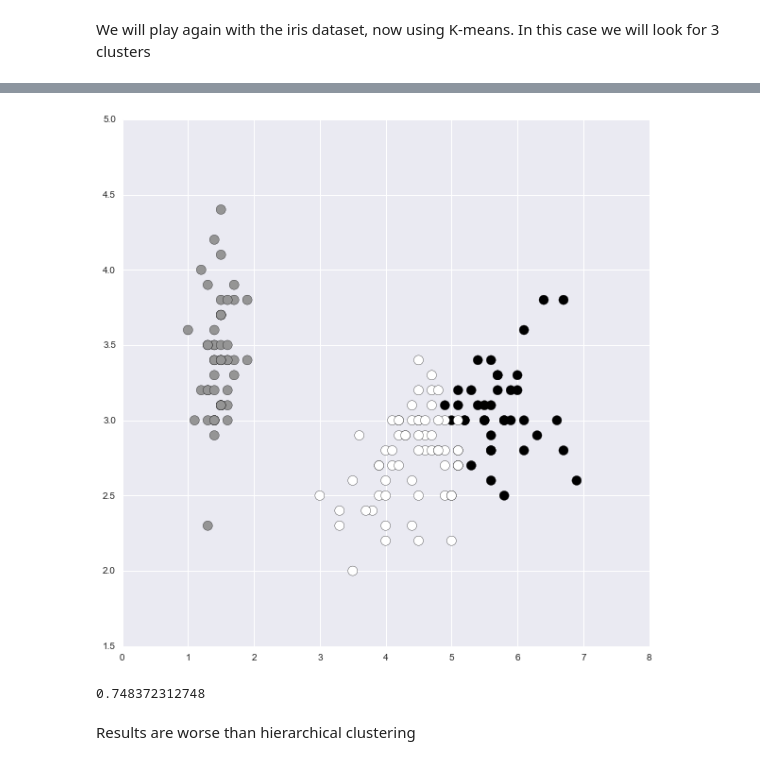
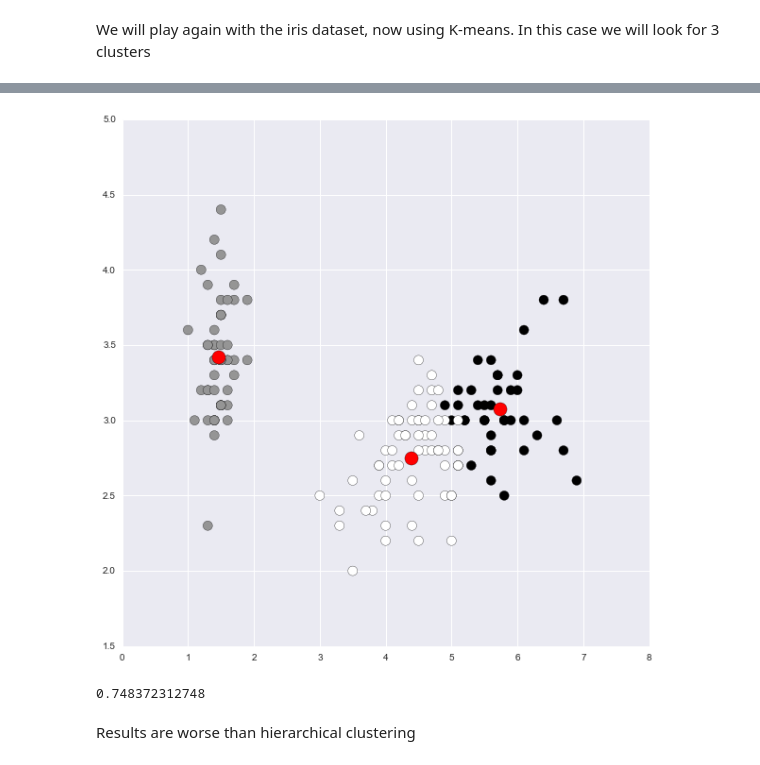
Before and after one commit to bejar/AMLTNotebooks, a Jupyter notebook: Notebooks/PrototypeClustering.ipynb, the cells around one changed output, grey strips where cells are left out. Saved outputs shown, nothing was run; the diff lists cells and outputs as text; code cells hidden in the pictures.

```diff
--- a/Notebooks/PrototypeClustering.ipynb
+++ b/Notebooks/PrototypeClustering.ipynb
@@ -19,10 +19,11 @@ from sklearn.cluster import KMeans
 km = KMeans(n_clusters=3)
 %time {km.fit(iris['data'])}
 
-labels = km.fit_predict(iris['data'])
+labels = km.predict(iris['data'])
 
 plt.figure(figsize=(10,10))
 plt.scatter(iris['data'][:, 2], iris['data'][:, 1], c=labels, s=100)
+plt.scatter(km.cluster_centers_[:,2], km.cluster_centers_[:,1], c='r', s=200)
 plt.show()
 
 print(adjusted_mutual_info_score(iris['target'], labels))
@@ -32,4 +33,4 @@ Wall time: 19.3 µs
-[figure, old version]
+[figure, new version]
 0.748372312748
 # %% [markdown]
 Results are worse than hierarchical clustering
```
Also changed, not shown: parts of 21 cells of this notebook, 3 other files.
